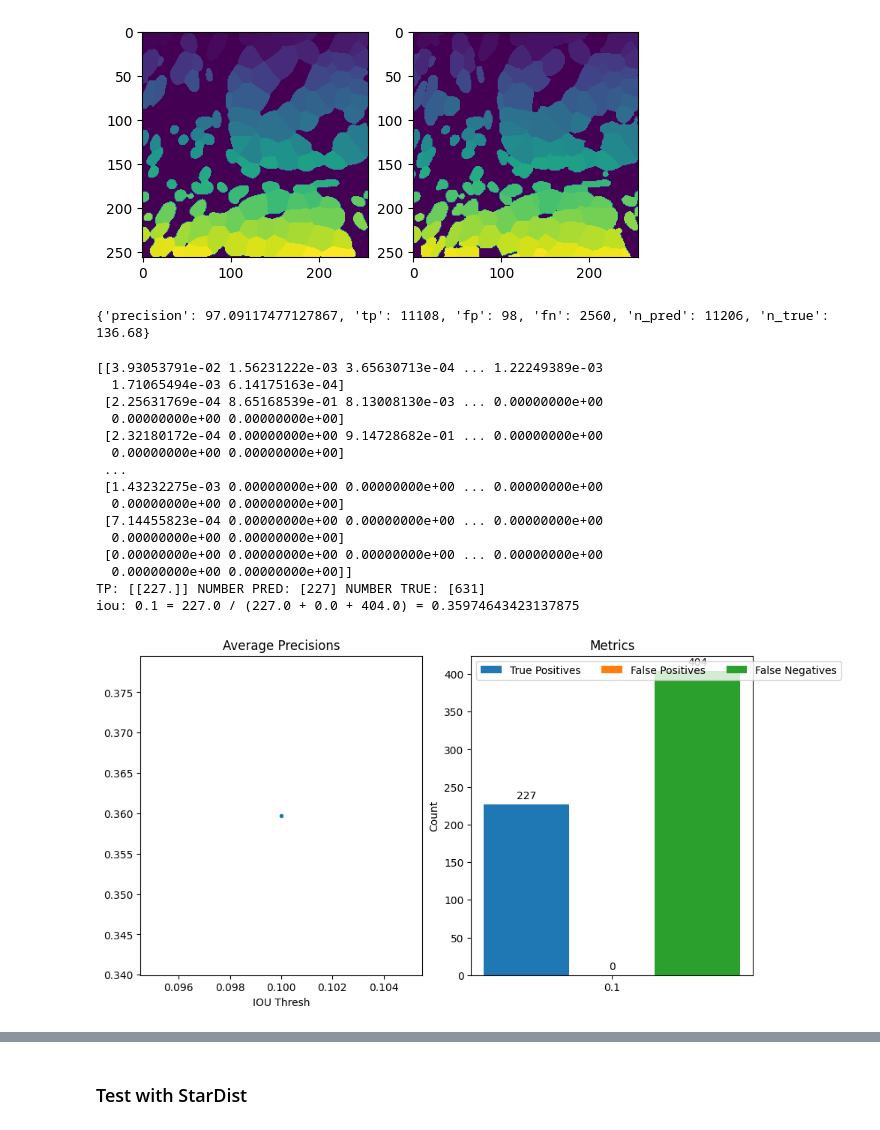
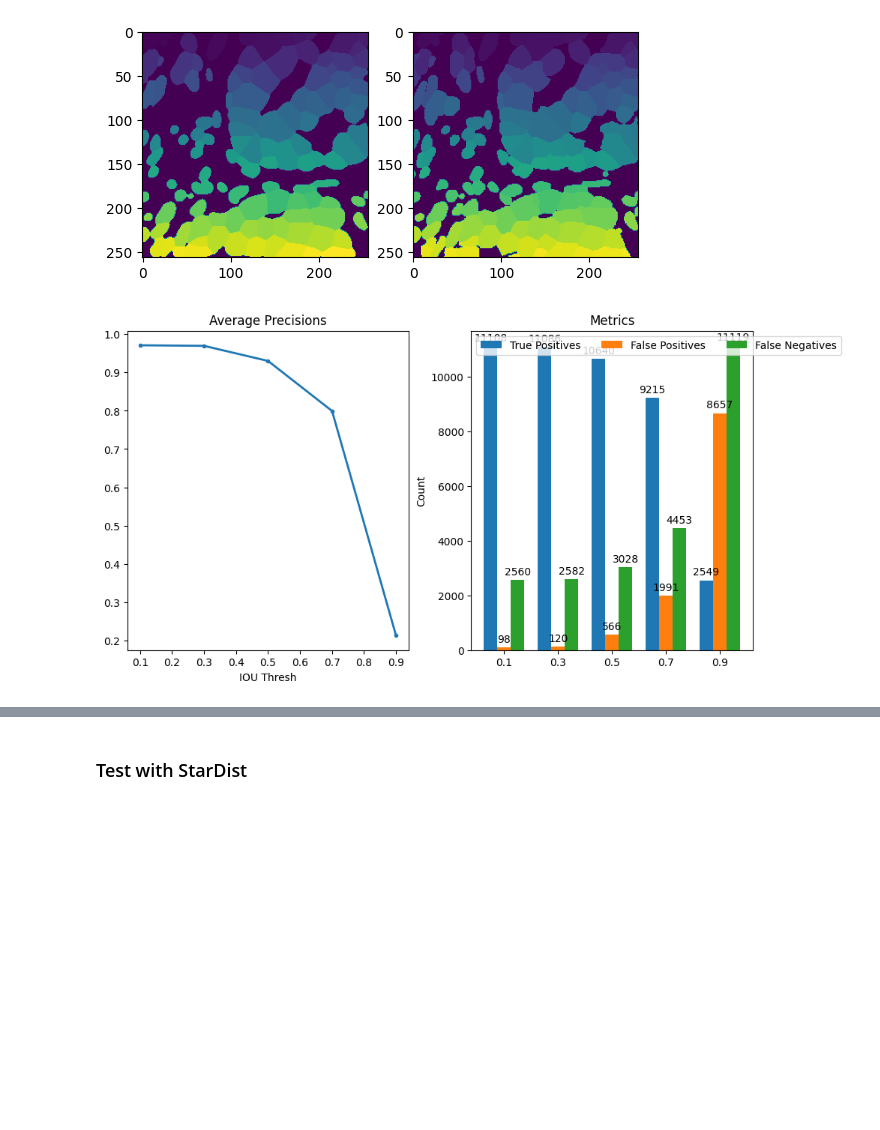
Before and after one commit to uw-loci/curvelets, a Jupyter notebook: src/CurveAlign_CT-FIRE/Cellanalysis/toolevaluation/example_pretrained.ipynb, the cells around one changed output, grey strips where cells are left out. Saved outputs shown, nothing was run; the diff lists cells and outputs as text; code cells hidden in the pictures; blank space fills up the shorter version.

Commit message:
Cleanup and test new functions

```diff
--- a/src/CurveAlign_CT-FIRE/Cellanalysis/toolevaluation/example_pretrained.ipynb
+++ b/src/CurveAlign_CT-FIRE/Cellanalysis/toolevaluation/example_pretrained.ipynb
@@ -152,27 +147,8 @@ metrics = get_metrics(y_test[...,0], predictions, 0.1)
-# %%
-print(metrics)
-# %% [output]
-{'precision': 97.09117477127867, 'tp': 11108, 'fp': 98, 'fn': 2560, 'n_pred': 11206, 'n_true': 136.68}
 # %%
-# metrics = cp.evaluate(y_test[...,0], predictions, ious=[0.1, 0.3, 0.5, 0.7, 0.9])
-# show_metrics(ious=[0.1, 0.3, 0.5, 0.7, 0.9], metrics=metrics)
+metrics = cp.evaluate(y_test[...,0], predictions, ious=[0.1, 0.3, 0.5, 0.7, 0.9])
+show_metrics(ious=[0.1, 0.3, 0.5, 0.7, 0.9], metrics=metrics)
 
-metrics = cp.evaluate(np.expand_dims(y_test[0,...,0], 0), np.expand_dims(predictions[0], 0), ious=[0.1])
-show_metrics(ious=[0.1], metrics=metrics)
+# metrics = cp.evaluate(np.expand_dims(y_test[0,...,0], 0), np.expand_dims(predictions[0], 0), ious=[0.1])
+# show_metrics(ious=[0.1], metrics=metrics)
 # %% [output]
-[[3.93053791e-02 1.56231222e-03 3.65630713e-04 ... 1.22249389e-03
-  1.71065494e-03 6.14175163e-04]
- [2.25631769e-04 8.65168539e-01 8.13008130e-03 ... 0.00000000e+00
-  0.00000000e+00 0.00000000e+00]
- [2.32180172e-04 0.00000000e+00 9.14728682e-01 ... 0.00000000e+00
-  0.00000000e+00 0.00000000e+00]
- ...
- [1.43232275e-03 0.00000000e+00 0.00000000e+00 ... 0.00000000e+00
-  0.00000000e+00 0.00000000e+00]
- [7.14455823e-04 0.00000000e+00 0.00000000e+00 ... 0.00000000e+00
-  0.00000000e+00 0.00000000e+00]
- [0.00000000e+00 0.00000000e+00 0.00000000e+00 ... 0.00000000e+00
-  0.00000000e+00 0.00000000e+00]]
-TP: [[227.]] NUMBER PRED: [227] NUMBER TRUE: [631]
-iou: 0.1 = 227.0 / (227.0 + 0.0 + 404.0) = 0.35974643423137875
-[figure, old version]
+[figure, new version]
```
Also changed, not shown: parts of 8 cells of this notebook.
